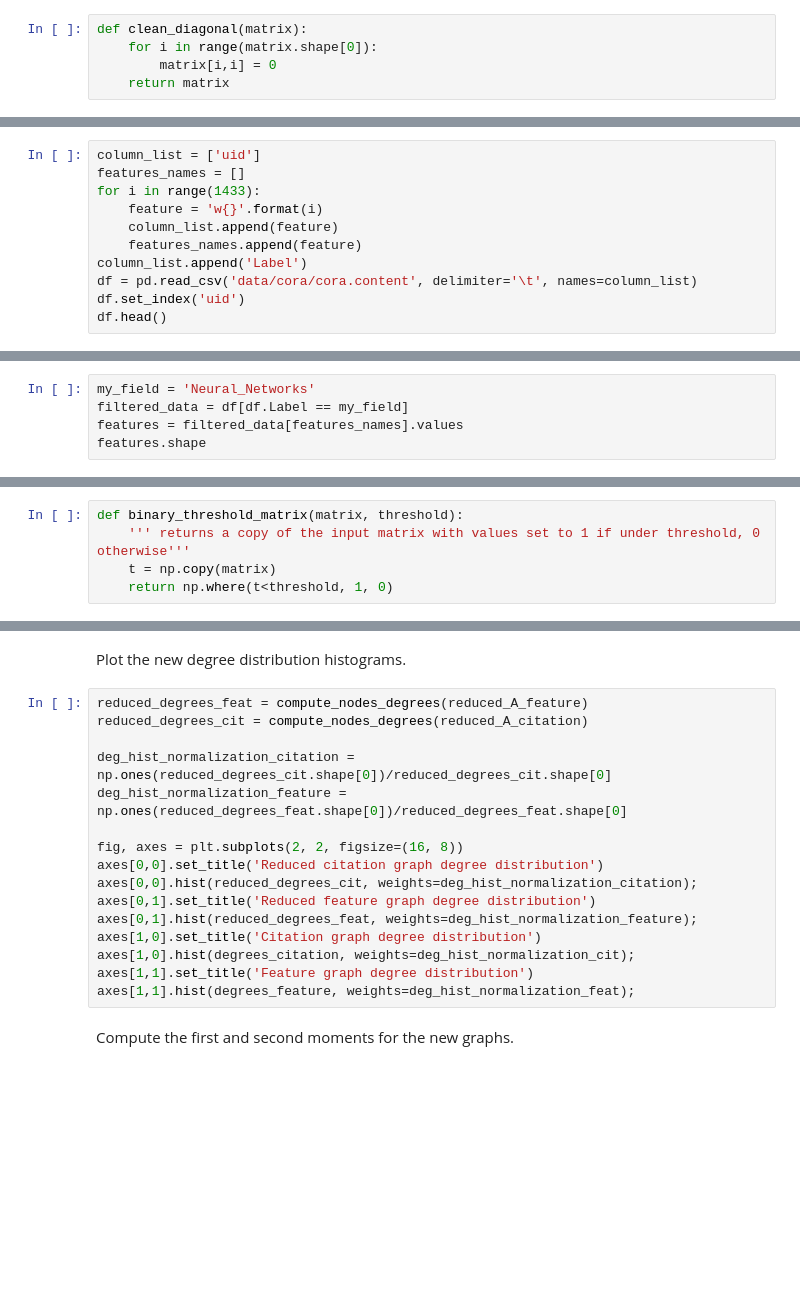
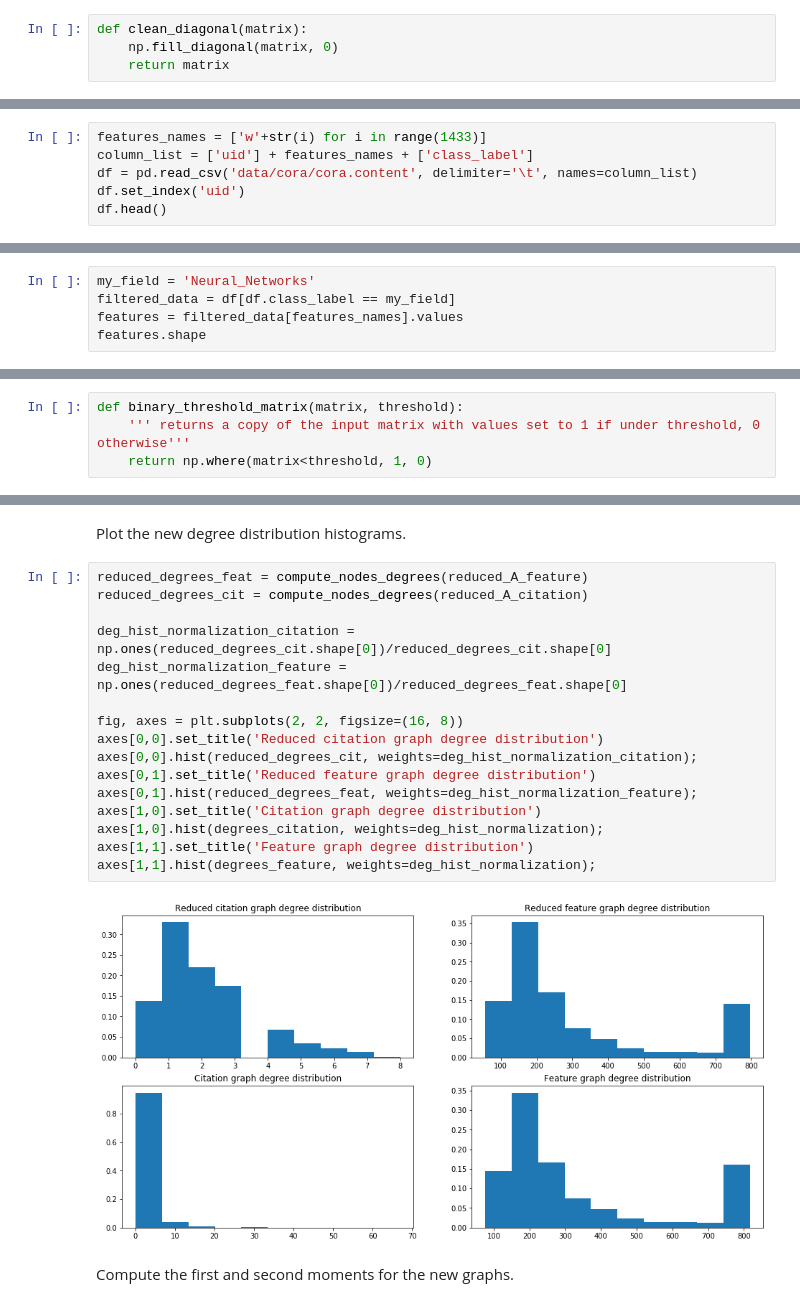
Before and after one commit to misterw97/ntds_2019, a Jupyter notebook: assignments/1_network_science.ipynb, the cells around one changed output, grey strips where cells are left out. Saved outputs shown, nothing was run; the diff lists cells and outputs as text; blank space fills up the shorter version.

```diff
--- a/assignments/1_network_science.ipynb
+++ b/assignments/1_network_science.ipynb
@@ -95,21 +95,15 @@ def unzip(zipped):
     return [ i for i, _ in zipped ], [ j for _, j in zipped ]
 # %%
 def clean_diagonal(matrix):
-    for i in range(matrix.shape[0]):
-        matrix[i,i] = 0
+    np.fill_diagonal(matrix, 0)
     return matrix
 # %% [markdown]
 ### Question 1: Construct a Citation Graph and a Feature Graph
 # %% [markdown]
 Read the `cora.content` file into a Pandas DataFrame by setting a header for the column names. Check the `README` file.
 # %%
-column_list = ['uid']
-features_names = []
-for i in range(1433):
-    feature = 'w{}'.format(i)
-    column_list.append(feature)
-    features_names.append(feature)
-column_list.append('Label')
+features_names = ['w'+str(i) for i in range(1433)]
+column_list = ['uid'] + features_names + ['class_label']
 df = pd.read_csv('data/cora/cora.content', delimiter='\t', names=column_list)
 df.set_index('uid')
 df.head()
@@ -142,6 +138,6 @@ Check its shape.
 # %%
 my_field = 'Neural_Networks'
-filtered_data = df[df.Label == my_field]
+filtered_data = df[df.class_label == my_field]
 features = filtered_data[features_names].values
 features.shape
 # %% [output]
@@ -197,8 +193,7 @@ First, let us choose the mean distance as the threshold.
 # %%
 def binary_threshold_matrix(matrix, threshold):
     ''' returns a copy of the input matrix with values set to 1 if under threshold, 0 otherwise'''
-    t = np.copy(matrix)
-    return np.where(t<threshold, 1, 0)
+    return np.where(matrix<threshold, 1, 0)
 # %%
 threshold = mean_distance
 A_feature = clean_diagonal(binary_threshold_matrix(distance, threshold))
@@ -354,19 +347,21 @@ Plot the new degree distribution histograms.
 # %%
 reduced_degrees_feat = compute_nodes_degrees(reduced_A_feature)
 reduced_degrees_cit = compute_nodes_degrees(reduced_A_citation)
 
 deg_hist_normalization_citation = np.ones(reduced_degrees_cit.shape[0])/reduced_degrees_cit.shape[0]
 deg_hist_normalization_feature = np.ones(reduced_degrees_feat.shape[0])/reduced_degrees_feat.shape[0]
 
 fig, axes = plt.subplots(2, 2, figsize=(16, 8))
 axes[0,0].set_title('Reduced citation graph degree distribution')
 axes[0,0].hist(reduced_degrees_cit, weights=deg_hist_normalization_citation);
 axes[0,1].set_title('Reduced feature graph degree distribution')
 axes[0,1].hist(reduced_degrees_feat, weights=deg_hist_normalization_feature);
 axes[1,0].set_title('Citation graph degree distribution')
-axes[1,0].hist(degrees_citation, weights=deg_hist_normalization_cit);
+axes[1,0].hist(degrees_citation, weights=deg_hist_normalization);
 axes[1,1].set_title('Feature graph degree distribution')
-axes[1,1].hist(degrees_feature, weights=deg_hist_normalization_feat);
+axes[1,1].hist(degrees_feature, weights=deg_hist_normalization);
+# %% [output]
+[figure, added]
 # %% [markdown]
 Compute the first and second moments for the new graphs.
 # %%
```
Also changed, not shown: parts of 42 cells of this notebook.
